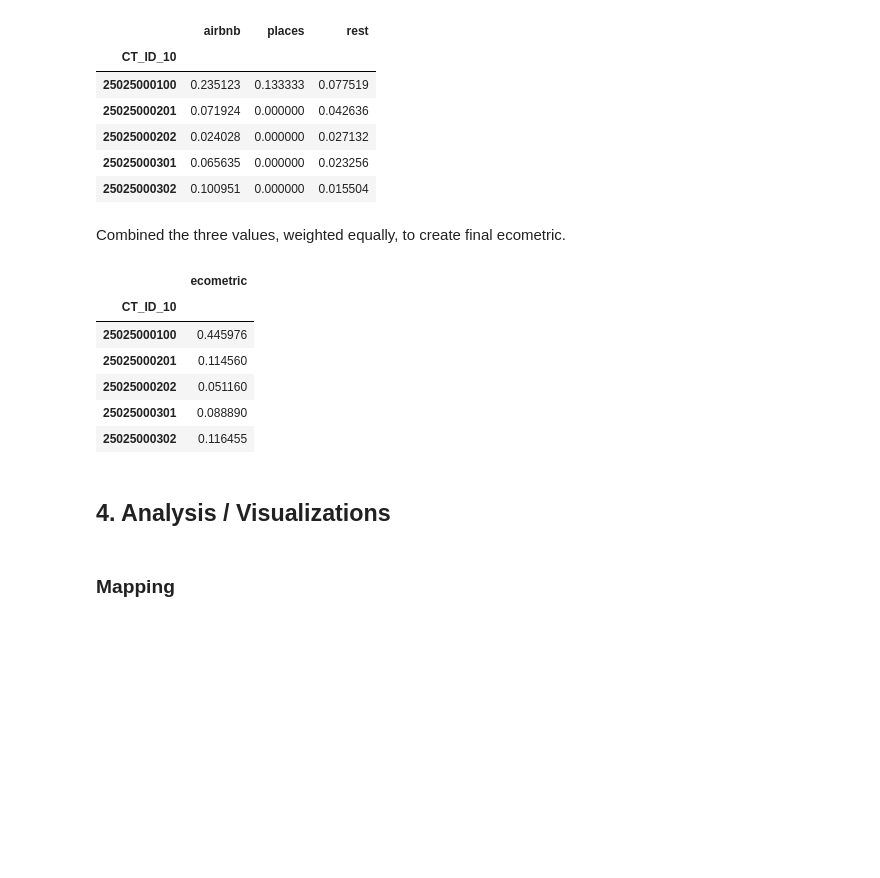
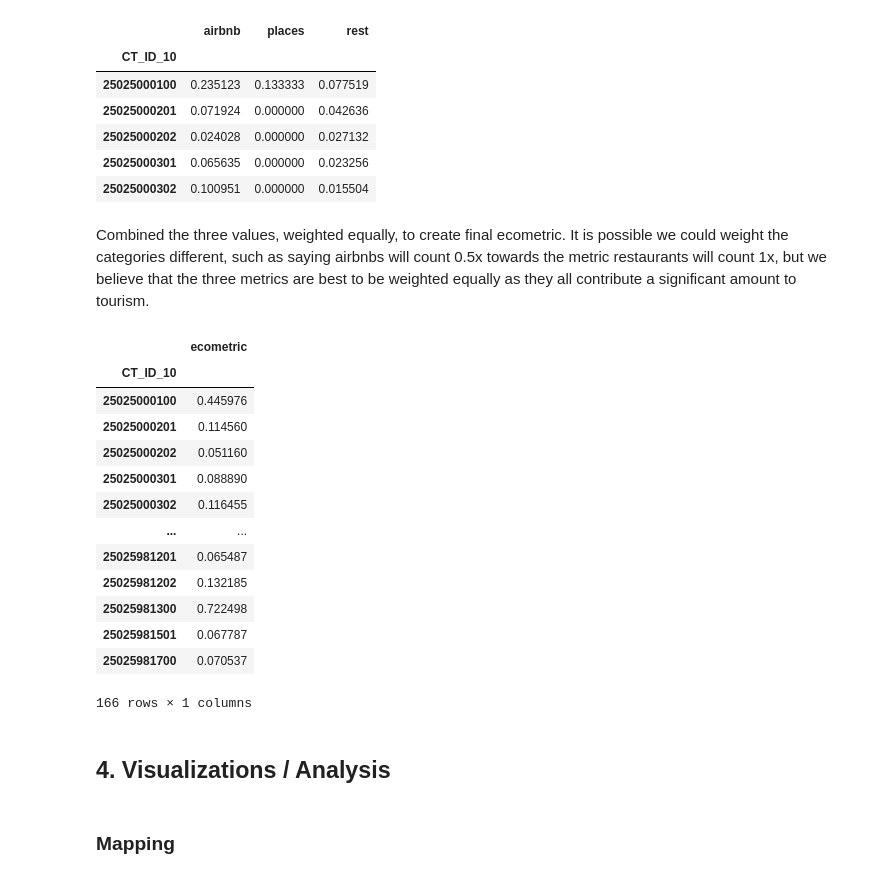
Before and after one commit to pickdani/miniproject-2, a Jupyter notebook: Mini-Project2-Group7.ipynb, the cells around one changed output. Saved outputs shown, nothing was run; the diff lists cells and outputs as text; code cells hidden in the pictures; blank space fills up the shorter version.

```diff
--- a/Mini-Project2-Group7.ipynb
+++ b/Mini-Project2-Group7.ipynb
@@ -260,25 +271,33 @@ scaled_df.head()
 | 25025000202 | 0.024028 | 0.000000 | 0.027132 |
 | 25025000301 | 0.065635 | 0.000000 | 0.023256 |
 | 25025000302 | 0.100951 | 0.000000 | 0.015504 |
-# %% [markdown]
-Combined the three values, weighted equally, to create final ecometric.
+# %% [markdown]
+Combined the three values, weighted equally, to create final ecometric. It is possible we could weight the categories different, such as saying airbnbs will count 0.5x towards the metric restaurants will count 1x, but we believe that the three metrics are best to be weighted equally as they all contribute a significant amount to tourism.
 # %%
 scaled_df['ecometric'] = \
 1 * scaled_df['airbnb'] +  1 * scaled_df['places'] + 1 * scaled_df['rest']
 
 # select only the ecometric column
 ecometric_df = scaled_df.filter(['ecometric'], axis=1)
-ecometric_df.head()
+ecometric_df
 # %% [output]
 |  | ecometric |
 | CT_ID_10 |  |
 | 25025000100 | 0.445976 |
 | 25025000201 | 0.114560 |
 | 25025000202 | 0.051160 |
 | 25025000301 | 0.088890 |
 | 25025000302 | 0.116455 |
+| ... | ... |
+| 25025981201 | 0.065487 |
+| 25025981202 | 0.132185 |
+| 25025981300 | 0.722498 |
+| 25025981501 | 0.067787 |
+| 25025981700 | 0.070537 |
+166 rows × 1 columns
 # %% [markdown]
-## 4. Analysis / Visualizations
+<a id='4'></a>
+## 4. Visualizations / Analysis
 # %% [markdown]
 ### Mapping
 # %% [markdown]
```
Also changed, not shown: parts of 21 cells of this notebook.
